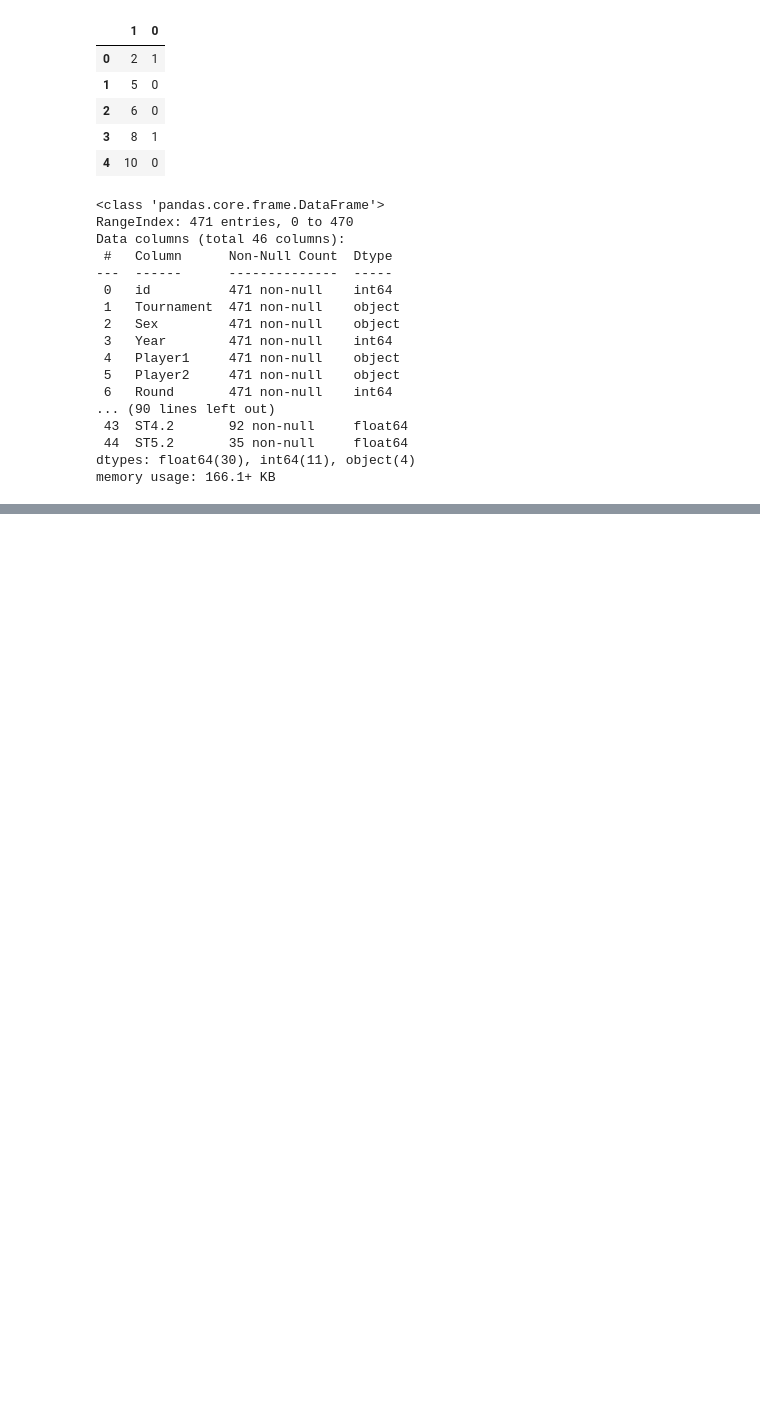
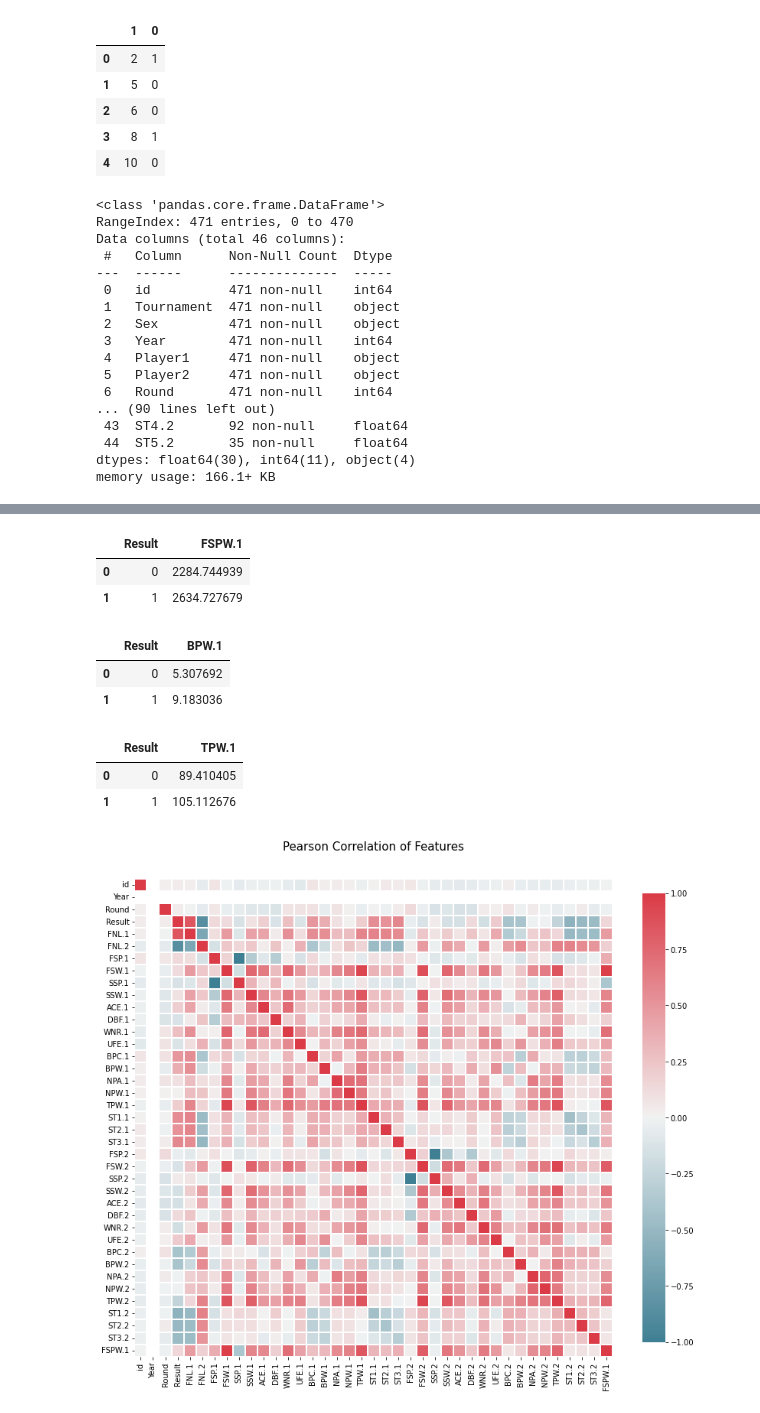
Before and after one commit to yagaoka/kaggle-Competition, a Jupyter notebook: Tennis_Compe/tennis_compe.ipynb, the cells around one changed output, grey strips where cells are left out. Cells and saved outputs as stored; diff of their text form; code cells hidden in the pictures; blank space fills up the shorter version.

Commit message:
data preprocessing model architect

```diff
--- a/Tennis_Compe/tennis_compe.ipynb
+++ b/Tennis_Compe/tennis_compe.ipynb
@@ -81,0 +139,2 @@ test_data = test_data.drop(drop_columns, axis=1)
+# %%
+train_data["FSPW.1"] = train_data["FSP.1"] * train_data["FSW.1"]
@@ -81,0 +156,34 @@ test_data = test_data.drop(drop_columns, axis=1)
+# %%
+train_data[["Result", "FSPW.1"]].groupby(["Result"], as_index=False).mean()
+# %% [output]
+|  | Result | FSPW.1 |
+| 0 | 0 | 2284.744939 |
+| 1 | 1 | 2634.727679 |
+# %%
+train_data[["Result", "BPW.1"]].groupby(["Result"], as_index=False).mean()
+# %% [output]
+|  | Result | BPW.1 |
+| 0 | 0 | 5.307692 |
+| 1 | 1 | 9.183036 |
+# %%
+train_data[["Result", "TPW.1"]].groupby(["Result"], as_index=False).mean()
+# %% [output]
+|  | Result | TPW.1 |
+| 0 | 0 | 89.410405 |
+| 1 | 1 | 105.112676 |
+# %%
+def correlation_heatmap(df):
+    fig, ax = plt.subplots(figsize=(14, 12))
+    colormap = sns.diverging_palette(220, 10, as_cmap=True)
+
+    fig = sns.heatmap(df.corr(),
+                     cmap = colormap,
+                     square=True,
+                     cbar_kws={"shrink":.9},
+                     ax=ax,
+                     linewidths=0.1, vmax=1.0, linecolor="white")
+    plt.title("Pearson Correlation of Features", y=1.05, size=15)
+
+correlation_heatmap(train_data)
+# %% [output]
+[figure, added]
```
Also changed, not shown: parts of 38 cells of this notebook.
